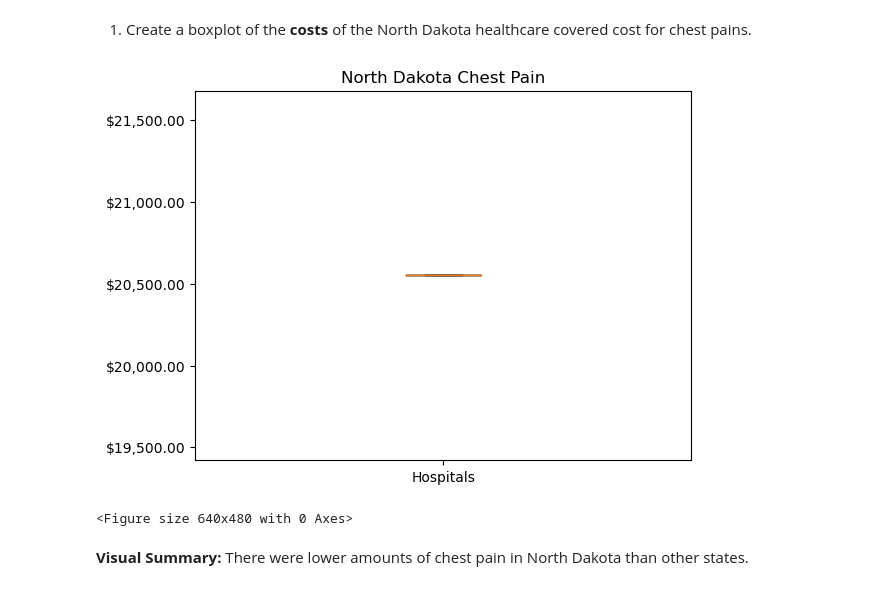
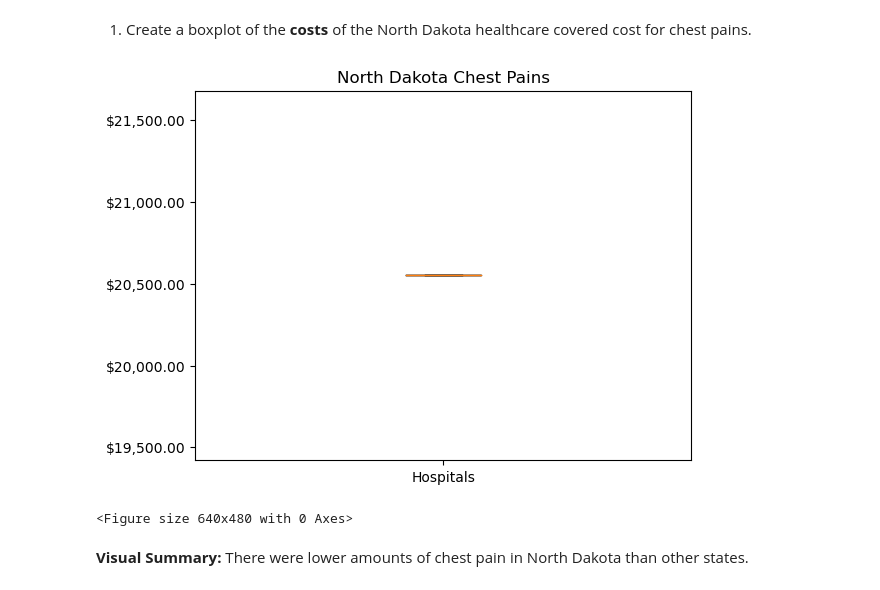
Before and after one commit to absndus/Data_Science_Project_Portfolio, a Jupyter notebook: Data Science Portfolio - Healthcare Boxplots Notebook.ipynb, the cells around one changed output. Cells and saved outputs as stored; diff of their text form; code cells hidden in the pictures.

```diff
--- a/Data Science Portfolio - Healthcare Boxplots Notebook.ipynb
+++ b/Data Science Portfolio - Healthcare Boxplots Notebook.ipynb
@@ -240,12 +240,12 @@ In this section, I go over the EDA of the cleaned healthcare dataset along with
 # %%
 fig, ax = plt.subplots()
 ax.boxplot(nodak_chestpain['avg_submtd_cvrd_chrg'], labels = ['Hospitals'])
 ax.yaxis.set_major_formatter(mtick.StrMethodFormatter('${x:,.2f}'))
-plt.title('North Dakota Chest Pain')
+plt.title('North Dakota Chest Pains')
 plt.show()
 plt.clf()
 # %% [output]
-[figure, old version]
+[figure, new version]
 <Figure size 640x480 with 0 Axes>
 # %% [markdown]
 **Visual Summary:** There were lower amounts of chest pain in North Dakota than other states.
```
Also changed, not shown: parts of 3 cells of this notebook.
